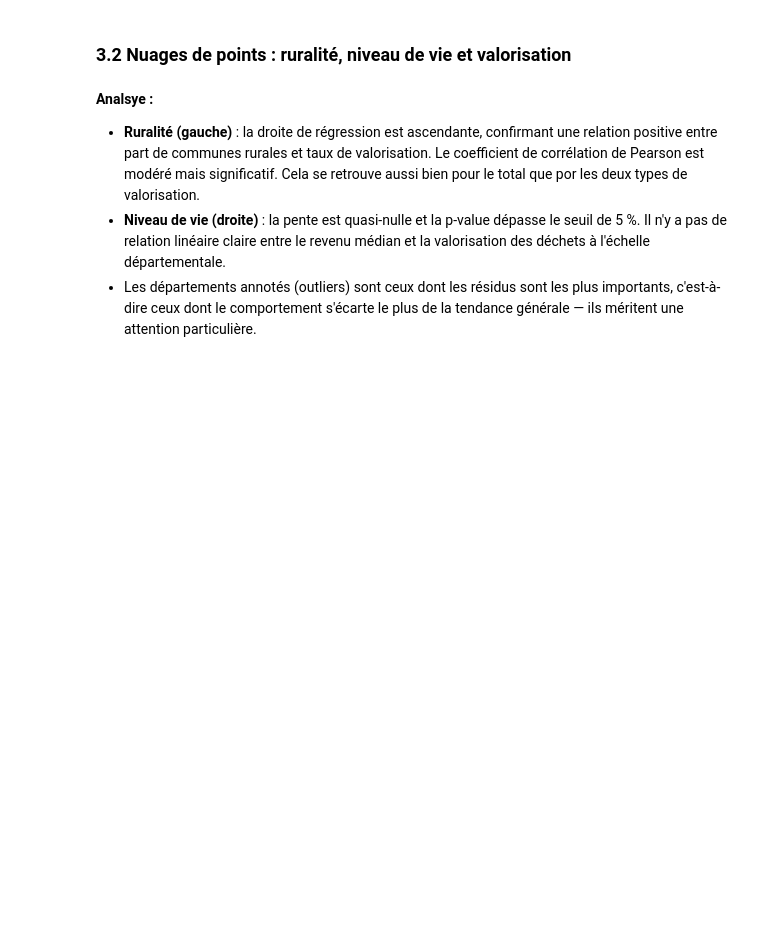
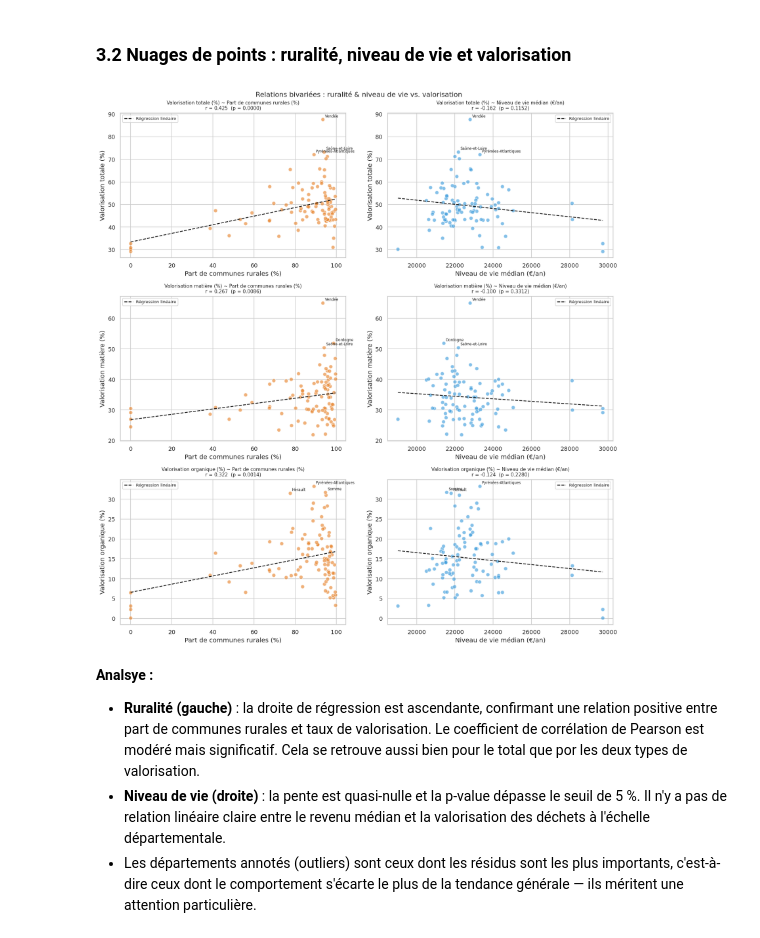
Before and after one commit to TeodoraHub/projet_pythonDS, a Jupyter notebook: notebook_recyclage_projet_python2.ipynb, the cells around one changed output. Drawn from its saved outputs; the diff is of its cells as text; code cells hidden in the pictures; blank space fills up the shorter version.

```diff
--- a/notebook_recyclage_projet_python2.ipynb
+++ b/notebook_recyclage_projet_python2.ipynb
@@ -396,30 +536,32 @@ def scatter_regression(ax, x_col, y_col,x_label, y_label, color, n_outliers=3):
 # %%
 # Grille 3×2 : 3 indicateurs × 2 variables explicatives
 # Lignes : valorisation totale / matière / organique
 # Colonnes : ruralité / niveau de vie
 
 fig, axes = plt.subplots(3, 2, figsize=(14, 15))
 
 lignes = [
     ("taux_valo_total_pct",     "Valorisation totale (%)"),
     ("taux_valo_matiere_pct",   "Valorisation matière (%)"),
     ("taux_valo_organique_pct", "Valorisation organique (%)"),
 ]
 colonnes = [
     ("part_communes_rurales_pct", "Part de communes rurales (%)", "#e67e22"),
     ("niveau_vie_median",          "Niveau de vie médian (€/an)", "#3498db"),
 ]
 
 for i, (y_col, y_label) in enumerate(lignes):
     for j, (x_col, x_label, color) in enumerate(colonnes):
-        scatter_regression(axes[i][j], x_col, y_col, color)
+        scatter_regression(axes[i][j], x_col, y_col, x_label, y_label, color)
         axes[i][j].set_xlabel(x_label)
         axes[i][j].set_ylabel(y_label)
 
 plt.suptitle("Relations bivariées : ruralité & niveau de vie vs. valorisation",
              fontsize=13)
 plt.tight_layout()
 plt.show()
+# %% [output]
+[figure, added]
 # %% [markdown]
 **Analsye :**
 - **Ruralité (gauche)** : la droite de régression est  ascendante, confirmant une relation positive entre part de communes rurales et taux de valorisation. Le coefficient de corrélation de Pearson est modéré mais significatif. Cela se retrouve aussi bien pour le total que por les deux types de valorisation.
```
Also changed, not shown: parts of 25 cells of this notebook.
